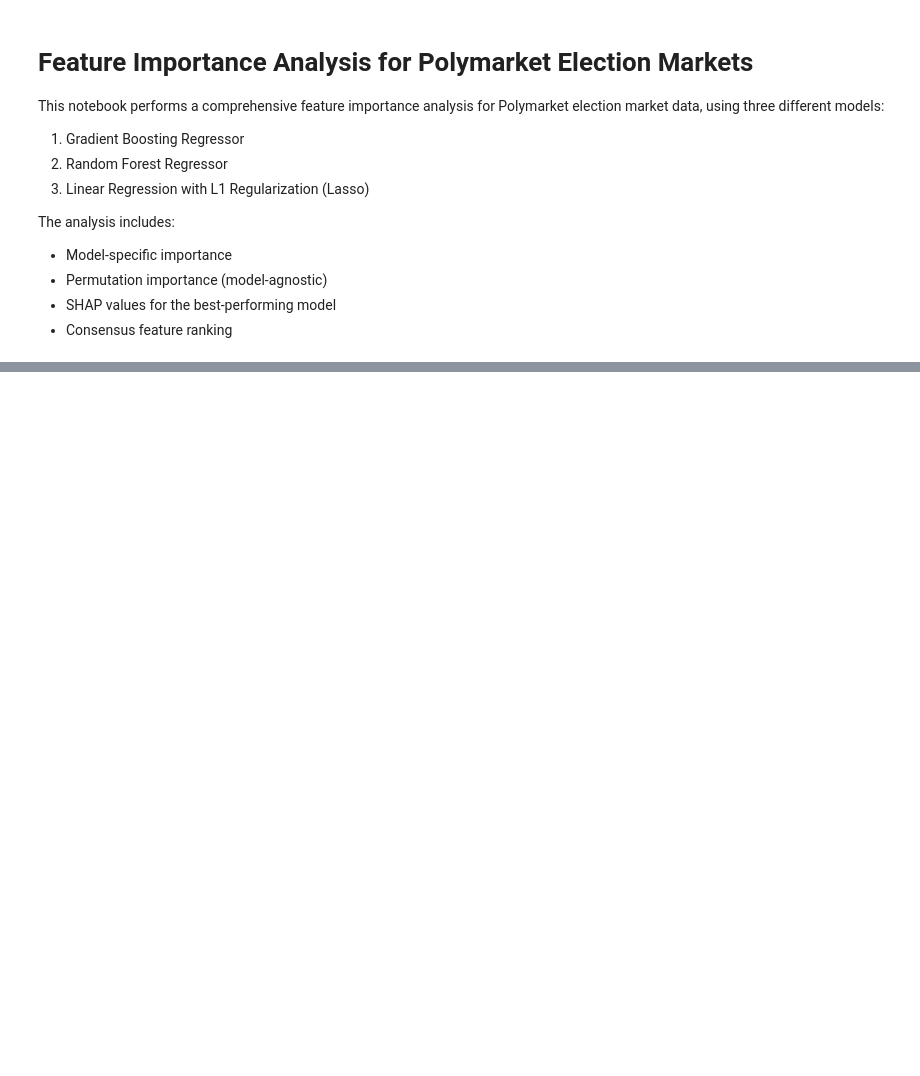
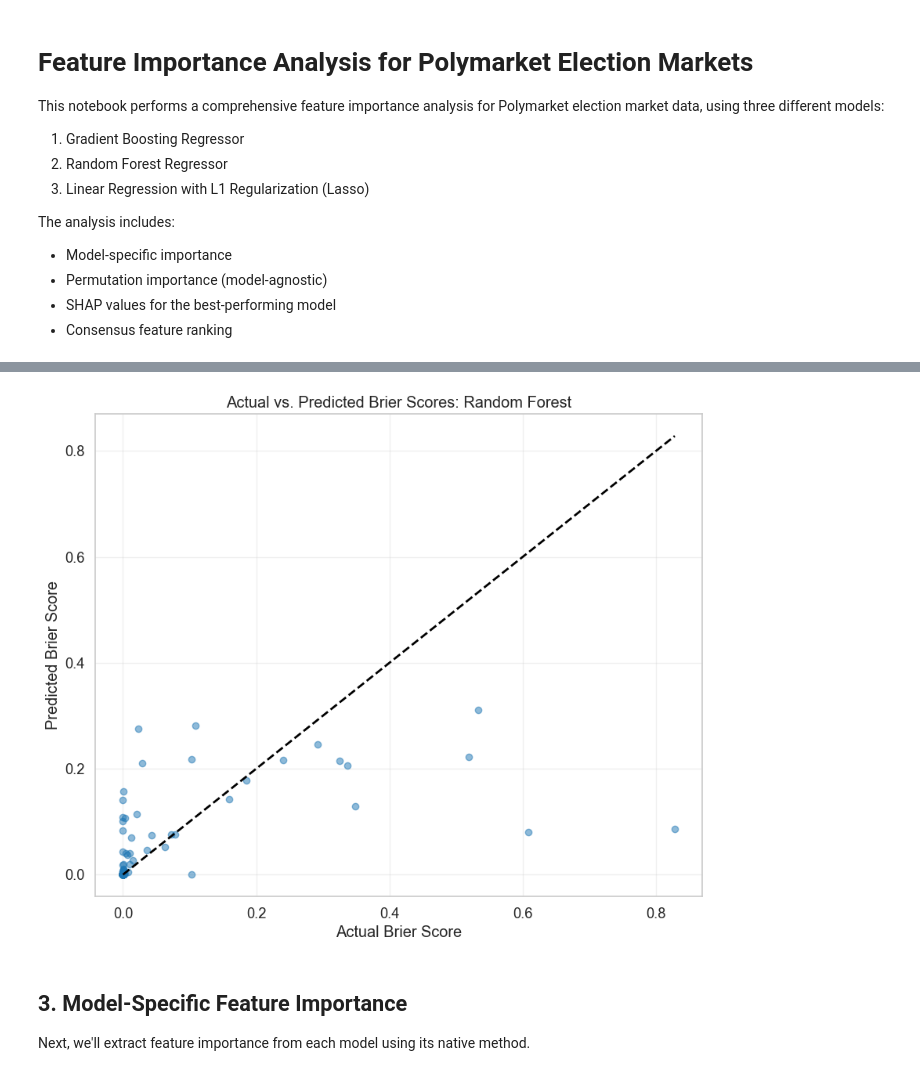
Before and after one commit to helenwu75/model_training, a Jupyter notebook: feature_importance_analysis.ipynb, the cells around one changed output, grey strips where cells are left out. Cells and saved outputs as stored; diff of their text form; code cells hidden in the pictures; blank space fills up the shorter version.

Commit message:
changed feature_importance_analysis

```diff
--- a/feature_importance_analysis.ipynb
+++ b/feature_importance_analysis.ipynb
@@ -44,0 +238,22 @@ print(f"Analysis started at: {timestamp}")
+# %%
+# Plot actual vs. predicted values for best model
+best_model = results[best_model_name]['model']
+y_pred_best = results[best_model_name]['y_pred']
+
+plt.figure(figsize=(10, 8))
+plt.scatter(y_test_brier, y_pred_best, alpha=0.5)
+plt.plot([y_test_brier.min(), y_test_brier.max()],
+         [y_test_brier.min(), y_test_brier.max()],
+         'k--', lw=2)
+plt.xlabel('Actual Brier Score')
+plt.ylabel('Predicted Brier Score')
+plt.title(f'Actual vs. Predicted Brier Scores: {best_model_name}')
+plt.grid(True, alpha=0.3)
+plt.savefig(os.path.join(OUTPUT_DIR, f'{best_model_name.replace(" ", "_").lower()}_actual_vs_predicted.png'), dpi=300)
+plt.show()
+# %% [output]
+[figure, added]
+# %% [markdown]
+## 3. Model-Specific Feature Importance
+
+Next, we'll extract feature importance from each model using its native method.
```
Also changed, not shown: parts of 26 cells of this notebook.
